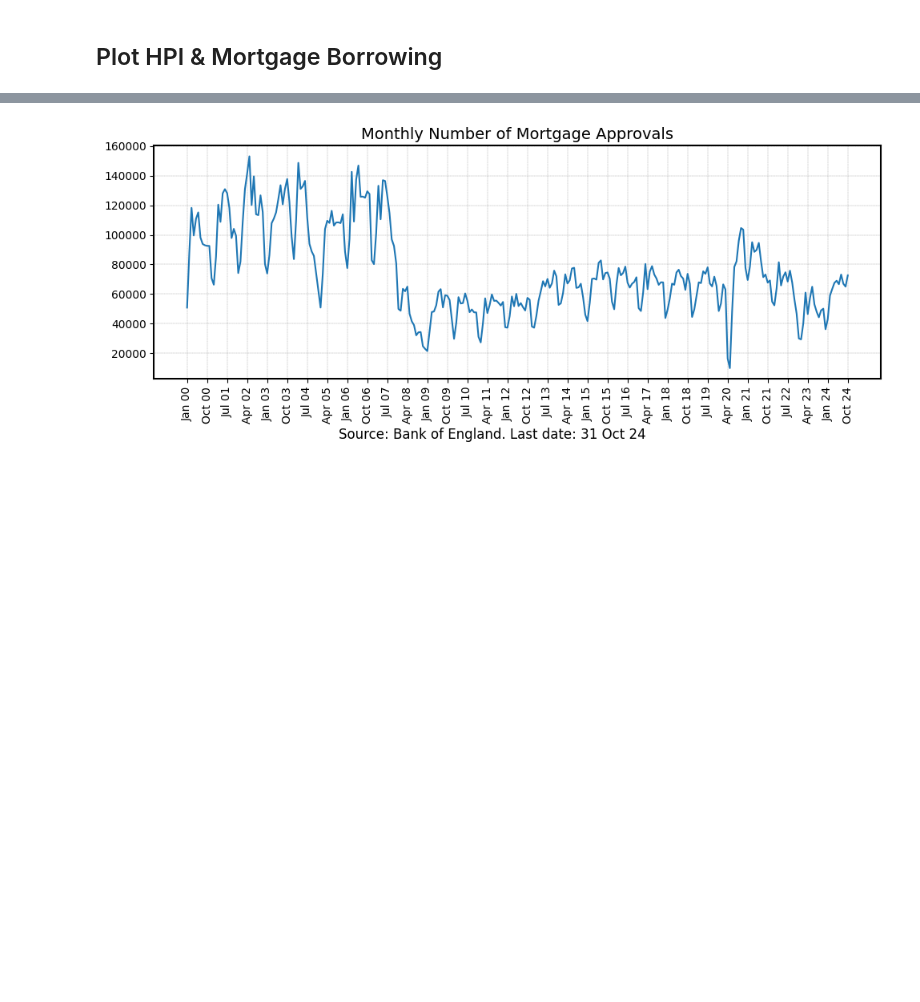
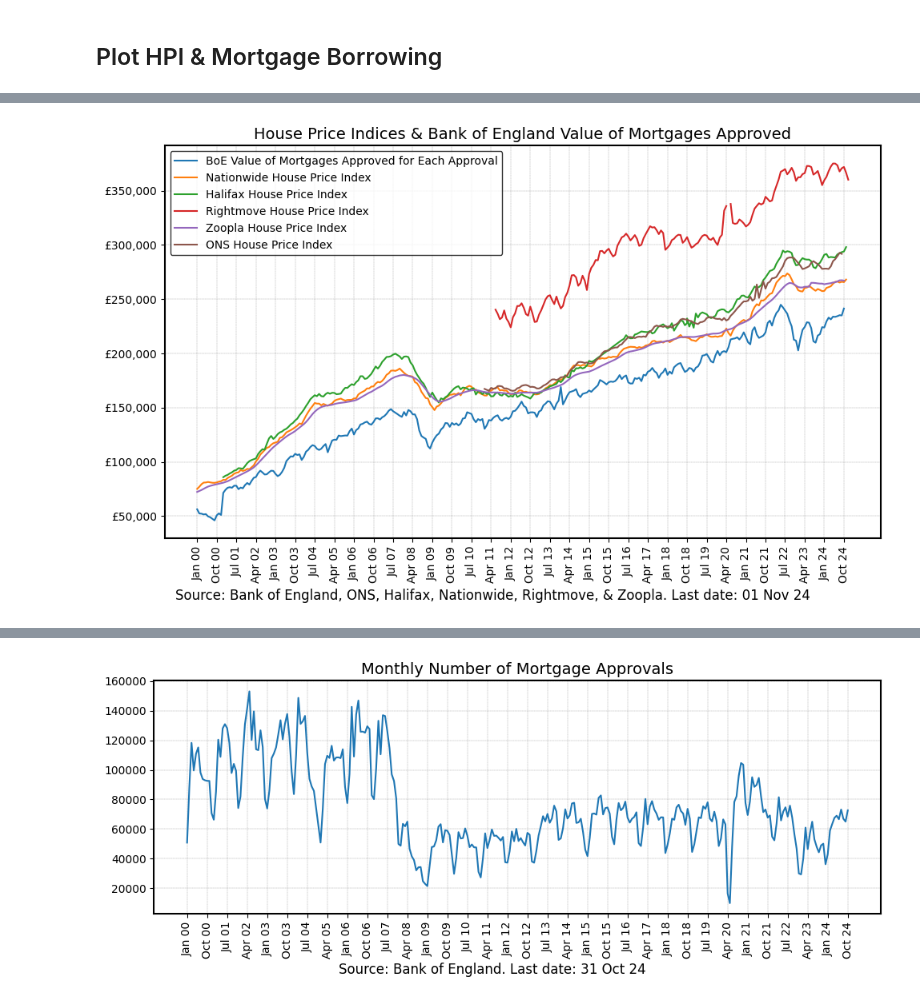
Before and after one commit to rpreen/econ, a Jupyter notebook: econ.ipynb, the cells around one changed output, grey strips where cells are left out. Saved outputs shown, nothing was run; the diff lists cells and outputs as text; code cells hidden in the pictures; blank space fills up the shorter version.

```diff
--- a/econ.ipynb
+++ b/econ.ipynb
@@ -191,14 +191,12 @@ def get_zoopla_data() -> pd.DataFrame:
 
 
 df_zoo = get_zoopla_data()
-df_zoo.columns = ["Date", "Zoopla_Price"]
+df_zoo.columns = ["Date", "Price"]
 df_zoo["Date"] = pd.to_datetime(df_zoo["Date"], format="%Y-%m")
 df_zoo = df_zoo.sort_values(by="Date")
 df_zoo["Month_Year"] = df_zoo["Date"].dt.strftime("%b %y")
 df_zoo = df_zoo[df_zoo["Date"] >= "2000-01-01"]
 last_date = df_zoo["Date"].max().strftime("%d %b %y")
 print(last_date)
-
-df_zoo
 # %% [output]
 01 Oct 24
@@ -240,7 +225,7 @@ def get_ons_hpi(sheet: int) -> pd.DataFrame:
 df_ons_hpi = get_ons_hpi(sheet=4)
 df_ons_hpi = df_ons_hpi.iloc[2:]  # drop first two rows
 df_ons_hpi = df_ons_hpi.iloc[:, :2]  # drop all but first two cols
-df_ons_hpi.columns = ["Date", "ONS_Price"]
+df_ons_hpi.columns = ["Date", "Price"]
 # Clean up dates and convert to datetime
 df_ons_hpi["Date"] = (
     df_ons_hpi["Date"].str.replace(r"\s*\[.*?\]", "", regex=True).str.strip()
@@ -325,7 +306,7 @@ plt.savefig(filename, dpi=300, bbox_inches="tight")
 # %%
 df_mort = get_boe_data("mortgages", "LPMB3C2,LPMVTVU", "01/Jan/2000")
 df_mort.columns = ["Date", "Total", "Number"]
-df_mort["Average"] = df_mort["Total"] / df_mort["Number"] * 1000000
+df_mort["Price"] = df_mort["Total"] / df_mort["Number"] * 1000000
 df_mort = df_mort.sort_values(by="Date")
 df_mort["Month_Year"] = df_mort["Date"].dt.strftime("%b %y")
 last_date = df_mort["Date"].max().strftime("%d %b %y")
@@ -385,0 +354,13 @@ plt.savefig(filename, dpi=300, bbox_inches="tight")
+# %%
+data: dict = {
+    "BoE Value of Mortgages Approved for Each Approval": df_mort,
+    "Nationwide House Price Index": df_nw,
+    "Halifax House Price Index": df_hal,
+    "Rightmove House Price Index": df_rm,
+    "Zoopla House Price Index": df_zoo,
+    "ONS House Price Index": df_ons_hpi,
+}
+# %%
+plot_hpi(start_date="2000-01-01", data=data, xfreq=9)
+# %% [output]
+[figure, added]
```
Also changed, not shown: parts of 8 cells of this notebook, 1 other file.
